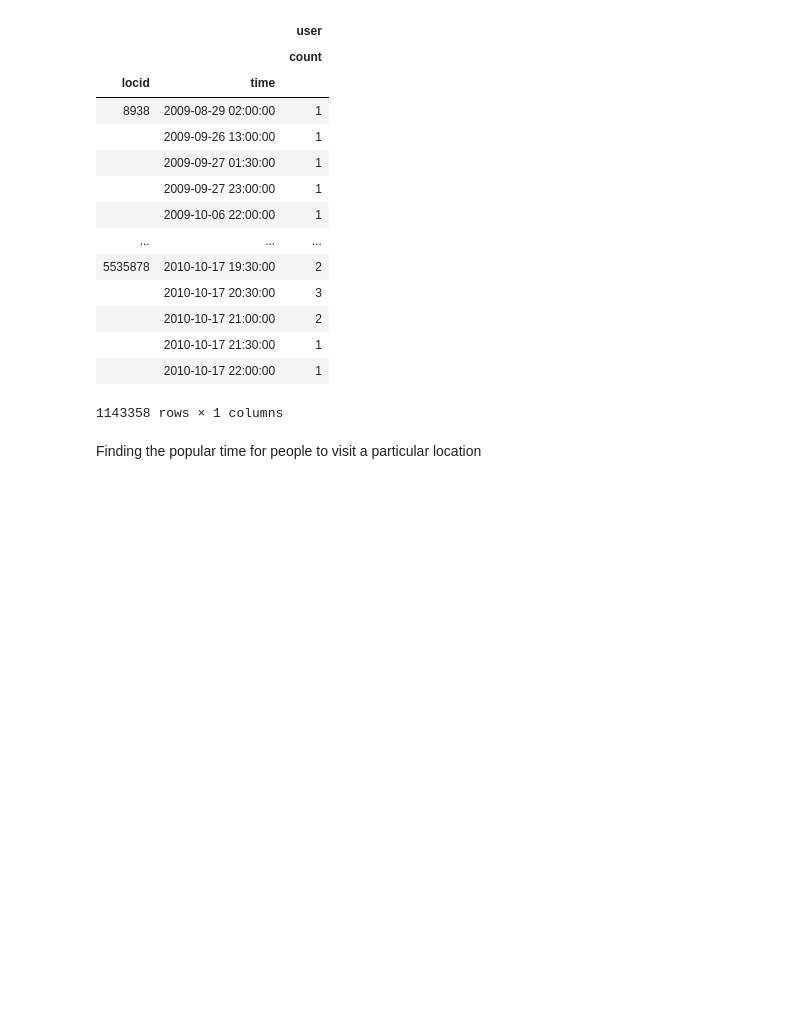
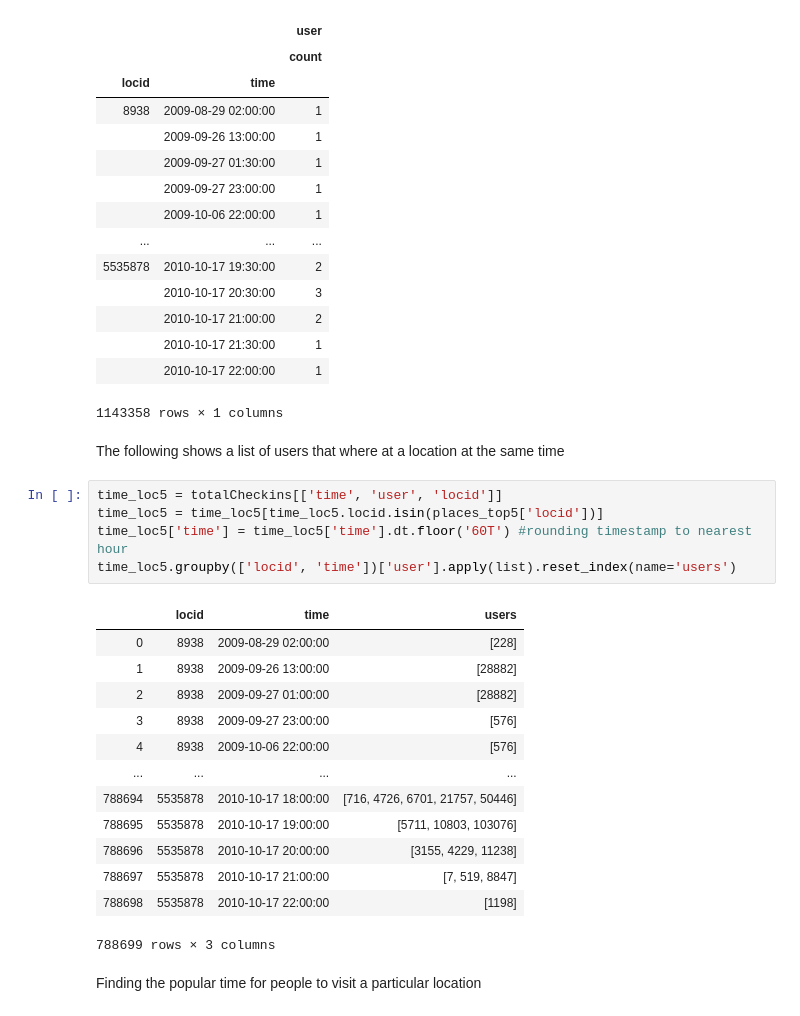
Before and after one commit to BetoBob/csc_481, a Jupyter notebook: project/CSC481_Project.ipynb, the cells around one changed output. Drawn from its saved outputs; the diff is of its cells as text; blank space fills up the shorter version.

Commit message:
added some more info about users per time

```diff
--- a/project/CSC481_Project.ipynb
+++ b/project/CSC481_Project.ipynb
@@ -654,6 +654,27 @@ time_loc.groupby(['locid', 'time']).agg(['count'])
 |  | 2010-10-17 21:30:00 | 1 |
 |  | 2010-10-17 22:00:00 | 1 |
 1143358 rows × 1 columns
+# %% [markdown]
+The following shows a list of users that where at a location at the same time
+# %%
+time_loc5 = totalCheckins[['time', 'user', 'locid']]
+time_loc5 = time_loc5[time_loc5.locid.isin(places_top5['locid'])]
+time_loc5['time'] = time_loc5['time'].dt.floor('60T') #rounding timestamp to nearest hour
+time_loc5.groupby(['locid', 'time'])['user'].apply(list).reset_index(name='users')
+# %% [output]
+|  | locid | time | users |
+| 0 | 8938 | 2009-08-29 02:00:00 | [228] |
+| 1 | 8938 | 2009-09-26 13:00:00 | [28882] |
+| 2 | 8938 | 2009-09-27 01:00:00 | [28882] |
+| 3 | 8938 | 2009-09-27 23:00:00 | [576] |
+| 4 | 8938 | 2009-10-06 22:00:00 | [576] |
+| ... | ... | ... | ... |
+| 788694 | 5535878 | 2010-10-17 18:00:00 | [716, 4726, 6701, 21757, 50446] |
+| 788695 | 5535878 | 2010-10-17 19:00:00 | [5711, 10803, 103076] |
+| 788696 | 5535878 | 2010-10-17 20:00:00 | [3155, 4229, 11238] |
+| 788697 | 5535878 | 2010-10-17 21:00:00 | [7, 519, 8847] |
+| 788698 | 5535878 | 2010-10-17 22:00:00 | [1198] |
+788699 rows × 3 columns
 # %% [markdown]
 Finding the popular time for people to visit a particular location
 # %%
```
